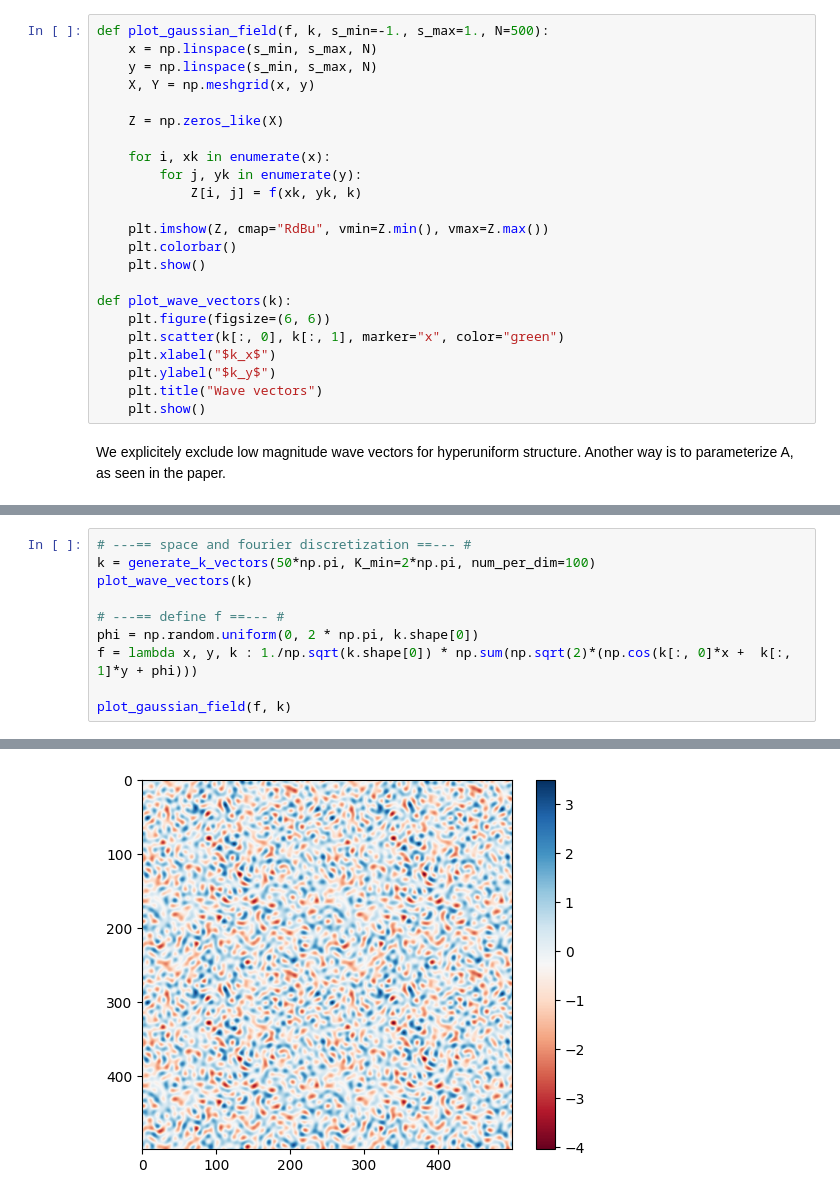
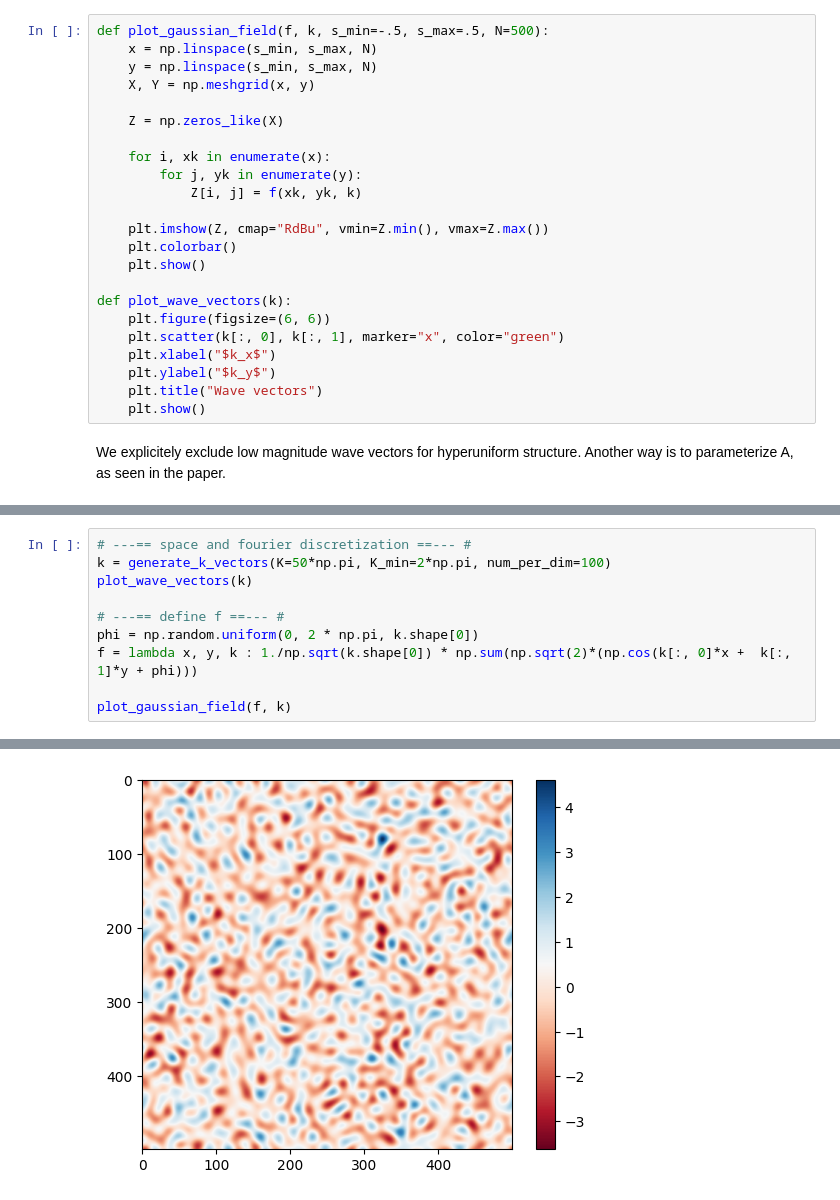
Before and after one commit to EnnoI/modeling_seminarSoSe25, a Jupyter notebook: gaussian.ipynb, the cells around one changed output, grey strips where cells are left out. Cells and saved outputs as stored; diff of their text form.

Commit message:
small correction on wave vector generation for domain size 2

```diff
--- a/gaussian.ipynb
+++ b/gaussian.ipynb
@@ -34,7 +34,7 @@ def generate_k_vectors(K, K_min=np.pi, num_per_dim=10):
     mask = (mag_k > min_threshhold) & (mag_k < max_threshhold)
     return k_flat[:, mask].T  # shape: (nk, 2)
 # %%
-def plot_gaussian_field(f, k, s_min=-1., s_max=1., N=500):
+def plot_gaussian_field(f, k, s_min=-.5, s_max=.5, N=500):
     x = np.linspace(s_min, s_max, N)
     y = np.linspace(s_min, s_max, N)
     X, Y = np.meshgrid(x, y)
@@ -74,13 +74,13 @@ plot_gaussian_field(f, k)
 # %%
 # ---== space and fourier discretization ==--- #
-k = generate_k_vectors(50*np.pi, K_min=2*np.pi, num_per_dim=100)
+k = generate_k_vectors(K=50*np.pi, K_min=2*np.pi, num_per_dim=100)
 plot_wave_vectors(k)
 
 # ---== define f ==--- #
 phi = np.random.uniform(0, 2 * np.pi, k.shape[0])
 f = lambda x, y, k : 1./np.sqrt(k.shape[0]) * np.sum(np.sqrt(2)*(np.cos(k[:, 0]*x +  k[:, 1]*y + phi)))
 
 plot_gaussian_field(f, k)
 # %% [output]
 [figure]
-[figure, old version]
+[figure, new version]
```
Also changed, not shown: parts of 1 cell of this notebook.
